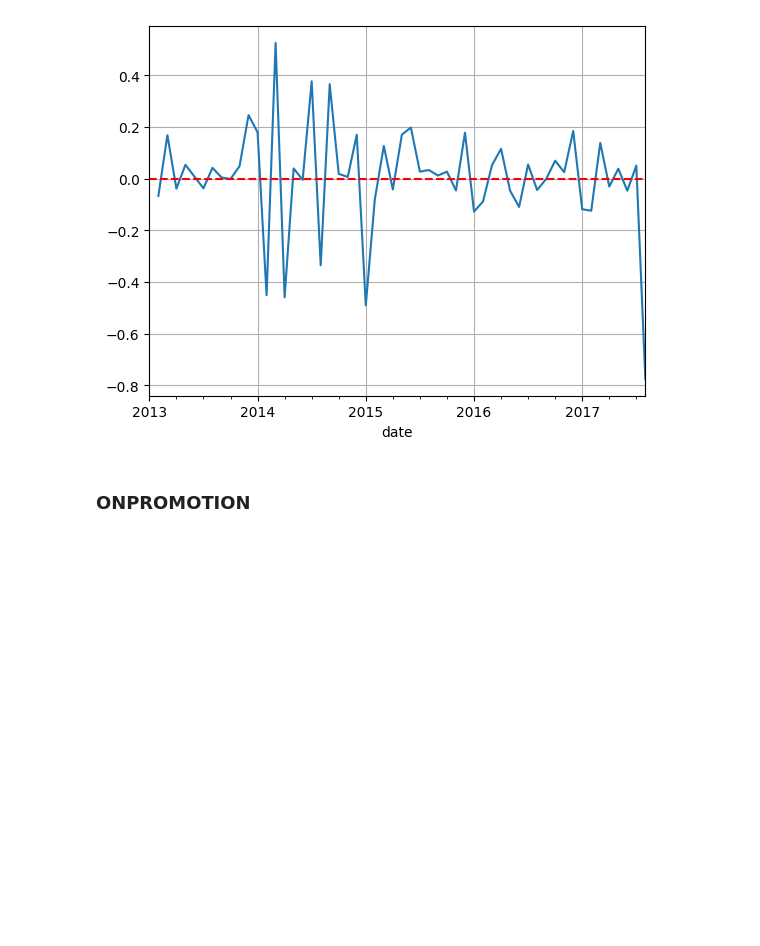
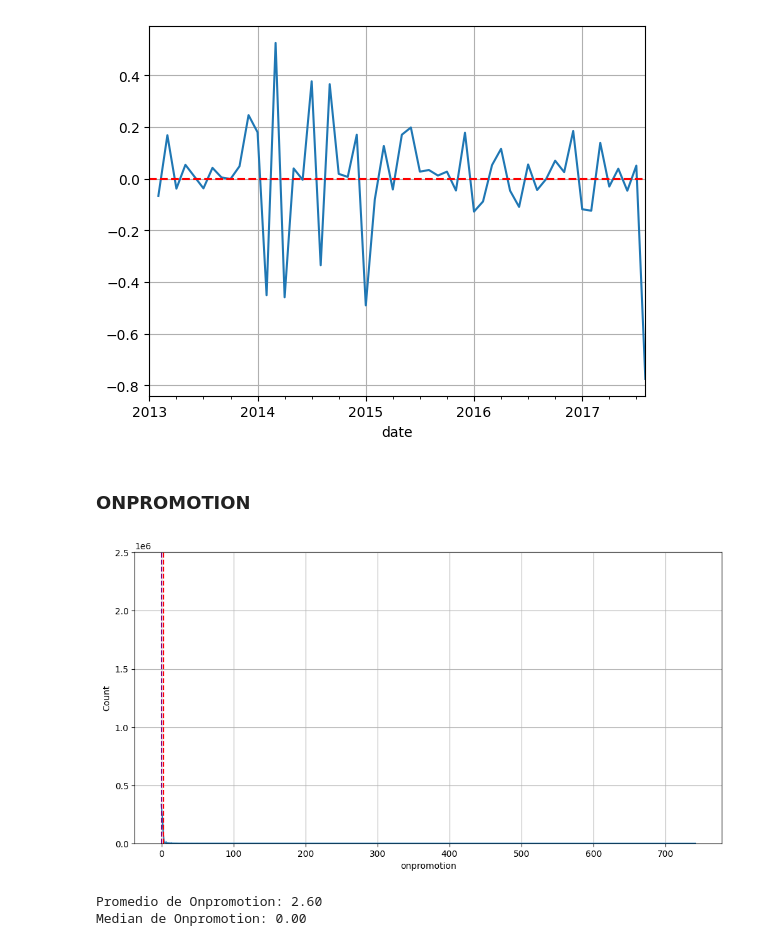
Before and after one commit to Humberto1212-salazar/Modelo-Forecasting, a Jupyter notebook: notebook/silver.ipynb, the cells around one changed output. Saved outputs shown, nothing was run; the diff lists cells and outputs as text; code cells hidden in the pictures; blank space fills up the shorter version.

```diff
--- a/notebook/silver.ipynb
+++ b/notebook/silver.ipynb
@@ -245,3 +245,18 @@ monthly
 monthly_2=monthly.drop(columns="diff_sales").copy()
 # %% [markdown]
 ### ONPROMOTION
+# %%
+plt.figure(figsize=(12,6))
+sns.histplot(data=df,x="onpromotion",kde=True)
+plt.axvline(df["onpromotion"].mean(),label="Promedio",ls="--",color="red")
+plt.axvline(df["onpromotion"].median(),label="Median",ls="--",color="purple")
+plt.grid()
+plt.show()
+# %% [output]
+[figure, added]
+# %%
+print(f"Promedio de Onpromotion: {df["onpromotion"].mean():.2f}")
+print(f"Median de Onpromotion: {df["onpromotion"].median():.2f}")
+# %% [output]
+Promedio de Onpromotion: 2.60
+Median de Onpromotion: 0.00
```
Also changed, not shown: parts of 7 cells of this notebook, 3 other files.
